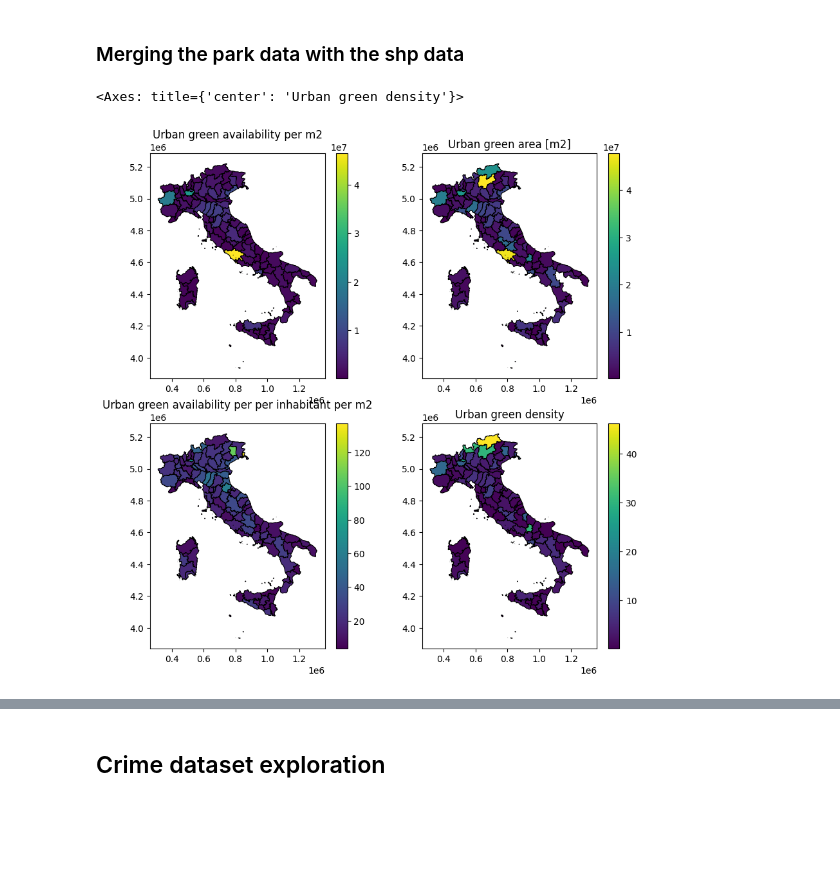
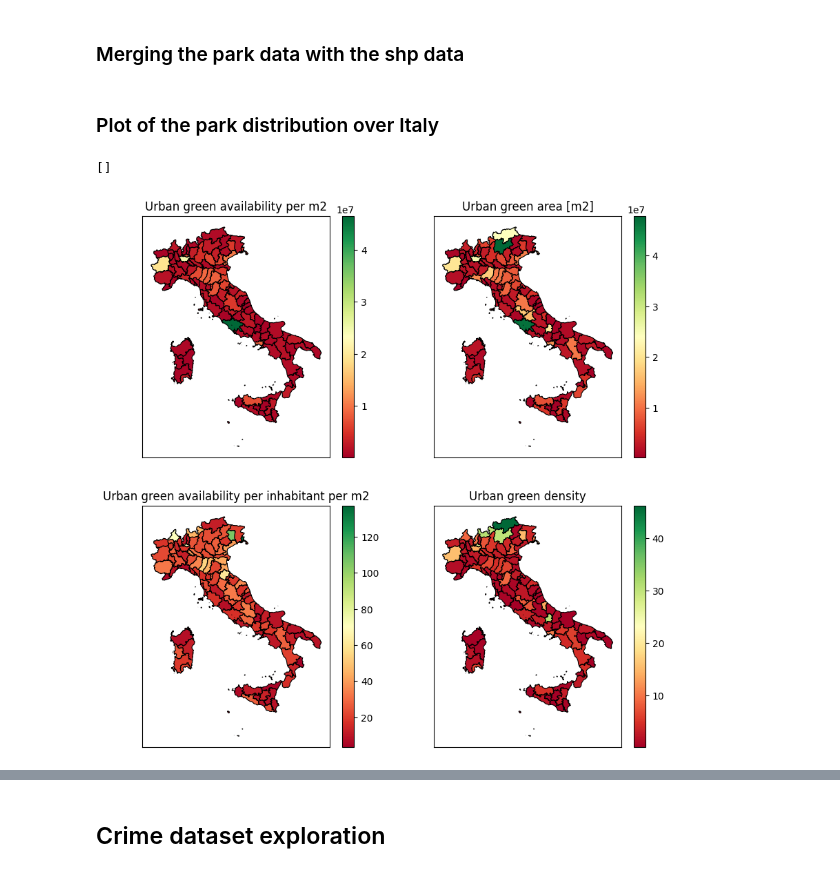
Before and after one commit to leunam10/italian-green-vs-crime-analysis, a Jupyter notebook: notebook/data_exploration.ipynb, the cells around one changed output, grey strips where cells are left out. Cells and saved outputs as stored; diff of their text form; code cells hidden in the pictures; blank space fills up the shorter version.

Commit message:
add plot for both crime and park dataset

```diff
--- a/notebook/data_exploration.ipynb
+++ b/notebook/data_exploration.ipynb
@@ -116,14 +129,27 @@ urban_green_area_density_gdf = pd.concat([urban_green_area_density_gdf_temp1, ur
-# %%
-fig, ax = plt.subplots(2,2, figsize=(10,10))
-ax[0,0].set_title("Urban green availability per m2")
-ax[0,1].set_title("Urban green area [m2]")
-ax[1,0].set_title("Urban green availability per per inhabitant per m2")
-ax[1,1].set_title("Urban green density")
-
-urban_green_availability_m2_gdf.plot(column=year, cmap='viridis', linewidth=0.8, ax=ax[0,0], edgecolor='k', legend=True)
-urban_green_area_m2_gdf.plot(column=year, cmap='viridis', linewidth=0.8, ax=ax[0,1], edgecolor='k', legend=True)
-urban_green_availability_m2_per_inhabitant_gdf.plot(column=year, cmap='viridis', linewidth=0.8, ax=ax[1,0], edgecolor='k', legend=True)
-urban_green_area_density_gdf.plot(column=year, cmap='viridis', linewidth=0.8, ax=ax[1,1], edgecolor='k', legend=True)
-# %% [output]
-<Axes: title={'center': 'Urban green density'}>
-[figure, removed]
+# %% [markdown]
+### Plot of the park distribution over Italy
+# %%
+fig, ax = plt.subplots(2,2, figsize=(10,10))
+
+urban_green_availability_m2_gdf.plot(column=year, cmap='RdYlGn', linewidth=0.8, ax=ax[0,0], edgecolor='k', legend=True)
+urban_green_area_m2_gdf.plot(column=year, cmap='RdYlGn', linewidth=0.8, ax=ax[0,1], edgecolor='k', legend=True)
+urban_green_availability_m2_per_inhabitant_gdf.plot(column=year, cmap='RdYlGn', linewidth=0.8, ax=ax[1,0], edgecolor='k', legend=True)
+urban_green_area_density_gdf.plot(column=year, cmap='RdYlGn', linewidth=0.8, ax=ax[1,1], edgecolor='k', legend=True)
+
+ax[0,0].set_title("Urban green availability per m2")
+ax[0,1].set_title("Urban green area [m2]")
+ax[1,0].set_title("Urban green availability per inhabitant per m2")
+ax[1,1].set_title("Urban green density")
+
+ax[0,0].set_xticks([])
+ax[0,1].set_xticks([])
+ax[1,0].set_xticks([])
+ax[1,1].set_xticks([])
+
+ax[0,0].set_yticks([])
+ax[0,1].set_yticks([])
+ax[1,0].set_yticks([])
+ax[1,1].set_yticks([])
+# %% [output]
+[]
+[figure, added]
```
Also changed, not shown: parts of 21 cells of this notebook.
